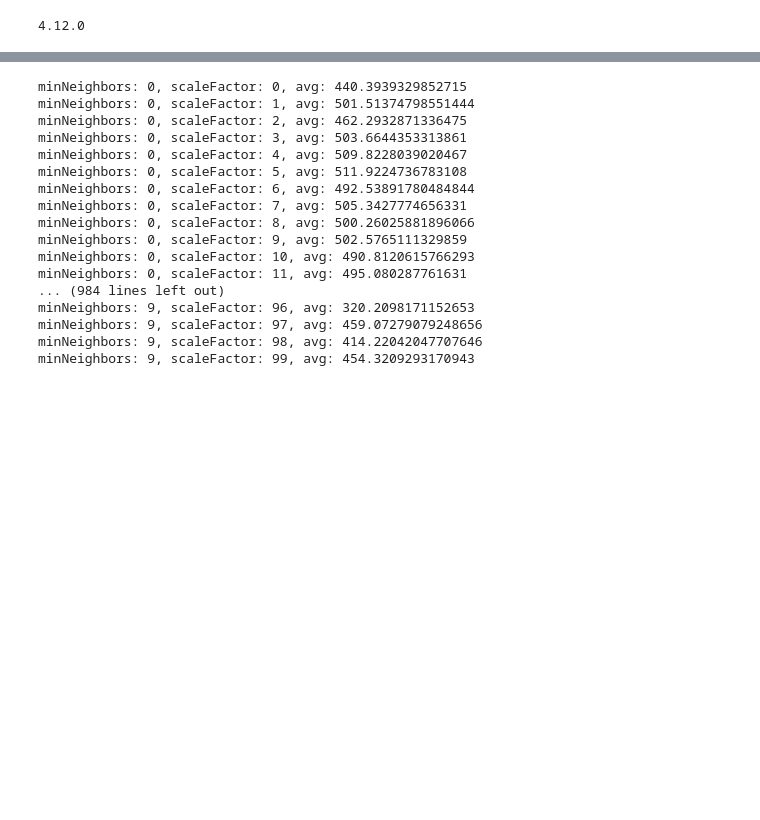
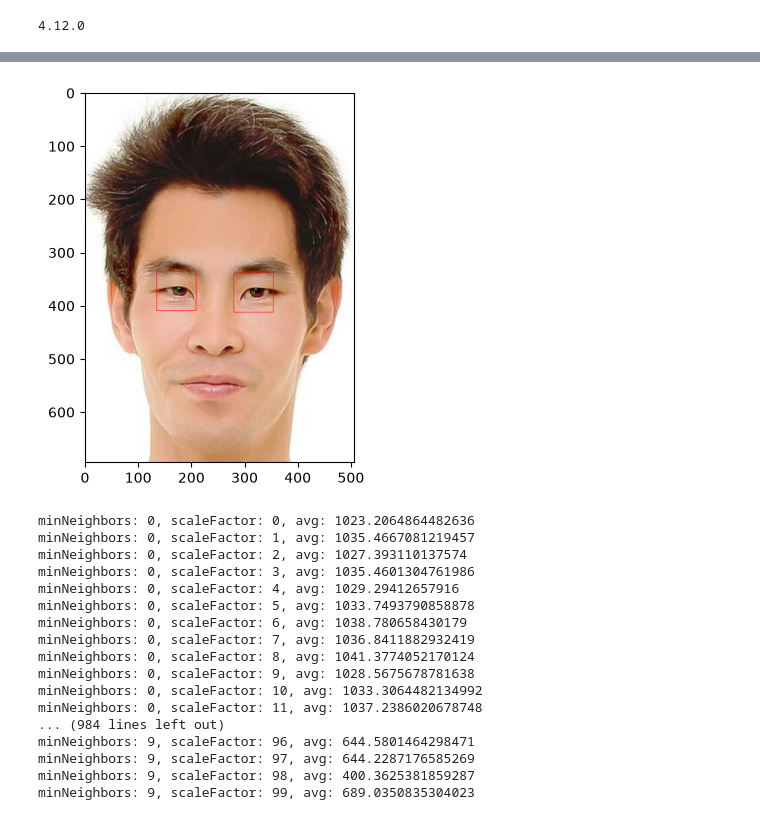
Before and after one commit to softwareengineer4000/CS506-PE06, a Jupyter notebook: classifier-prob4,5,6,7.ipynb, the cells around one changed output, grey strips where cells are left out. Saved outputs shown, nothing was run; the diff lists cells and outputs as text; code cells hidden in the pictures; blank space fills up the shorter version.

```diff
--- a/classifier-prob4,5,6,7.ipynb
+++ b/classifier-prob4,5,6,7.ipynb
@@ -12,6 +12,11 @@ eye_cascade = cv2.CascadeClassifier('haarcascade_eye.xml')
 left = []
 right = []
 img_arr = [i for i in range(0,5)]
+test_img_arr = [i for i in range(0,10)]
+
+for i in range(1,11):
+    img2 = cv2.imread('img/test'+str(i)+'.jpg')
+    test_img_arr[i-1] = cv2.cvtColor(img2, cv2.COLOR_BGR2RGB)
 
 
 for i in range(1,6):
@@ -48,7 +53,7 @@ def measureDistance(lx,ly, glx,gly,  rx,ry, grx,gry):
 #######################################
 # Problem 6: default values for scaleFactor and minNeighbors are optimized values from Problem 5
 #######################################
-def detect_eyes(img, scaleFactor=1.84, minNeighbors=10):
+def detect_eyes(img, scaleFactor=1.92, minNeighbors=9):
     eye_img = img.copy()
     height, width, channels = eye_img.shape
 
@@ -64,11 +69,15 @@ def detect_eyes(img, scaleFactor=1.84, minNeighbors=10):
     for (x,y,w,h) in eye_rect:
         # red box for eyes
         cv2.rectangle(eye_img, (x,y), (x+w, y+h), (255,0,0), 1)
-        cx, cy = (x+w)//2, (y+h)/2
+        cx, cy = x+w//2, y+h//2
 
         results.append(cx)
         results.append(cy)
 
+        cv2.rectangle(eye_img, (cx-2,cy-2), (cx+2,cy+2), (0,255,0), 1)
+
+        plt.imshow(eye_img)
+
 
     return results
 # %%
@@ -102,48 +113,27 @@ for i in range(0,5):
 # %%
 #########################################
 #  Use only for Problem 6
 #########################################
 
 # 3d array to store results (avg distances)
-r = [[[0 for i in range(1)] for j in range(1)] for k in range(5)]
+r = [[[0 for i in range(1)] for j in range(1)] for k in range(10)]
 
 
-for i in range(0,5):
+for i in range(0,9):
     # uncomment the following for problem 6:
-    results = detect_eyes(img_arr[i])
+    results = detect_eyes(test_img_arr[i])
     #results = detect_eyes(img_arr[i], scaleFactor/100, minNeighbors)
 
     #print('length: ', len(results))
 
     lx,ly,rx,ry = None,None,None,None
 
     if len(results) == 4:
         lx,ly,rx,ry = results
     elif len(results) == 2:
         lx,ly = results
-
-    glx, gly = left[i]
-    grx, gry = right[i]
-
-
-    dl, dr = measureDistance(lx, ly, glx,gly, rx, ry, grx, gry)
-
-    avg = (dl+dr)/2
-
-    r[i][0][0] = avg
-
-df = pd.DataFrame(index=[10],columns=["1.84"])
-avg = [[0 for j in range(1)] for i in range(1)]
-
-
-
-for i in range(0,5):
-    avg[0][0] += r[i][0][0]
-
-#print(f"minNeighbors: {minNeighbors-1}, scaleFactor: {scaleFactor-101}, avg: {avg[minNeighbors-1][scaleFactor-101]/5}")
-df.iat[0,0] = (avg[0][0] / 5)
-
-df.to_excel('eye_detection_results-optimized.xlsx', header=True)
+# %% [output]
+[figure, added]
 # %%
 
 df = pd.DataFrame(index=[k for k in range(1,11,1)],columns=[j/100 for j in range(101,201,1)])
@@ -161,23 +151,23 @@ for minNeighbors in range(1, 11, 1):
 
 df.to_excel('eye_detection_results.xlsx', header=True)
 # %% [output]
-minNeighbors: 0, scaleFactor: 0, avg: 440.3939329852715
-minNeighbors: 0, scaleFactor: 1, avg: 501.51374798551444
-minNeighbors: 0, scaleFactor: 2, avg: 462.2932871336475
-minNeighbors: 0, scaleFactor: 3, avg: 503.6644353313861
-minNeighbors: 0, scaleFactor: 4, avg: 509.8228039020467
-minNeighbors: 0, scaleFactor: 5, avg: 511.9224736783108
-minNeighbors: 0, scaleFactor: 6, avg: 492.53891780484844
-minNeighbors: 0, scaleFactor: 7, avg: 505.3427774656331
-minNeighbors: 0, scaleFactor: 8, avg: 500.26025881896066
-minNeighbors: 0, scaleFactor: 9, avg: 502.5765111329859
-minNeighbors: 0, scaleFactor: 10, avg: 490.8120615766293
-minNeighbors: 0, scaleFactor: 11, avg: 495.080287761631
+minNeighbors: 0, scaleFactor: 0, avg: 1023.2064864482636
+minNeighbors: 0, scaleFactor: 1, avg: 1035.4667081219457
+minNeighbors: 0, scaleFactor: 2, avg: 1027.393110137574
+minNeighbors: 0, scaleFactor: 3, avg: 1035.4601304761986
+minNeighbors: 0, scaleFactor: 4, avg: 1029.29412657916
+minNeighbors: 0, scaleFactor: 5, avg: 1033.7493790858878
+minNeighbors: 0, scaleFactor: 6, avg: 1038.780658430179
+minNeighbors: 0, scaleFactor: 7, avg: 1036.8411882932419
+minNeighbors: 0, scaleFactor: 8, avg: 1041.3774052170124
+minNeighbors: 0, scaleFactor: 9, avg: 1028.5675678781638
+minNeighbors: 0, scaleFactor: 10, avg: 1033.3064482134992
+minNeighbors: 0, scaleFactor: 11, avg: 1037.2386020678748
 ... (984 lines left out)
-minNeighbors: 9, scaleFactor: 96, avg: 320.2098171152653
-minNeighbors: 9, scaleFactor: 97, avg: 459.07279079248656
-minNeighbors: 9, scaleFactor: 98, avg: 414.22042047707646
-minNeighbors: 9, scaleFactor: 99, avg: 454.3209293170943
+minNeighbors: 9, scaleFactor: 96, avg: 644.5801464298471
+minNeighbors: 9, scaleFactor: 97, avg: 644.2287176585269
+minNeighbors: 9, scaleFactor: 98, avg: 400.3625381859287
+minNeighbors: 9, scaleFactor: 99, avg: 689.0350835304023
 # %%
 # Problem 5
 # Find the position of the minimum value
```
Also changed, not shown: parts of 3 cells of this notebook, 2 other files.
